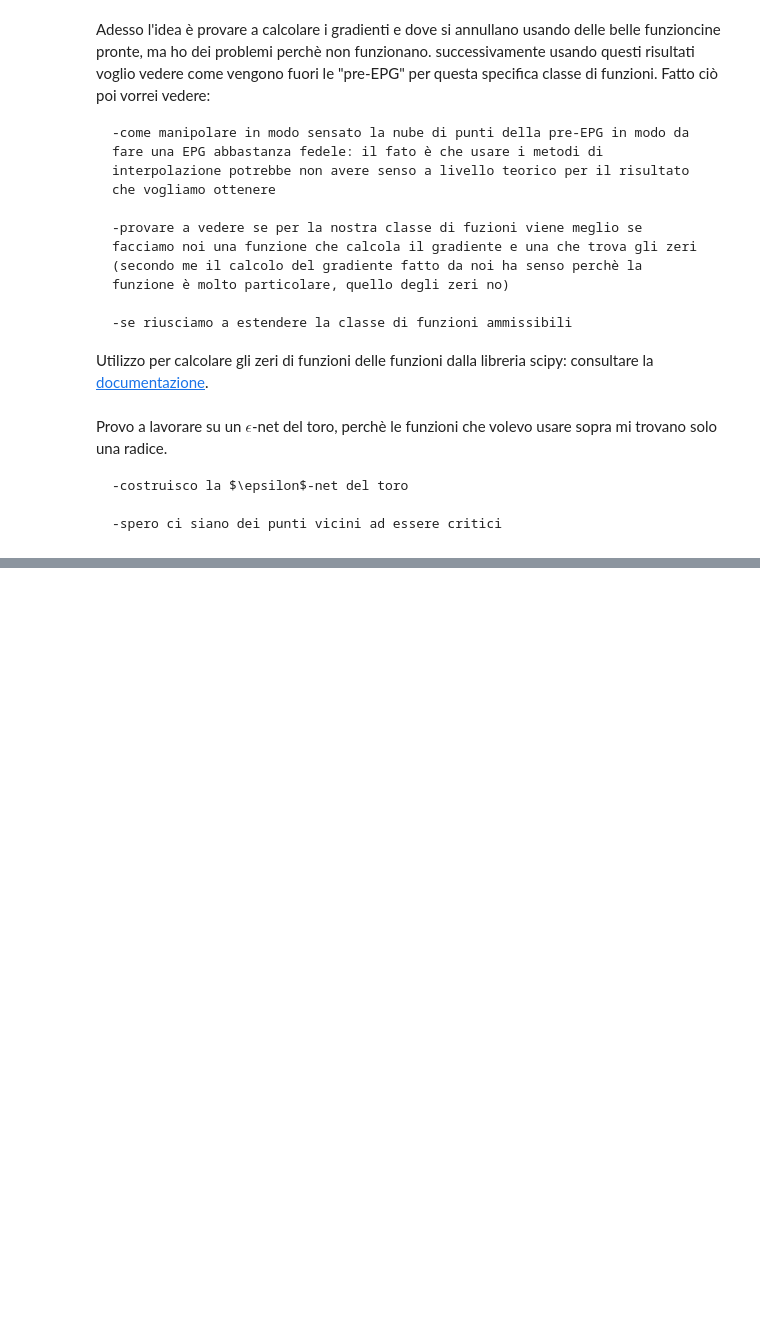
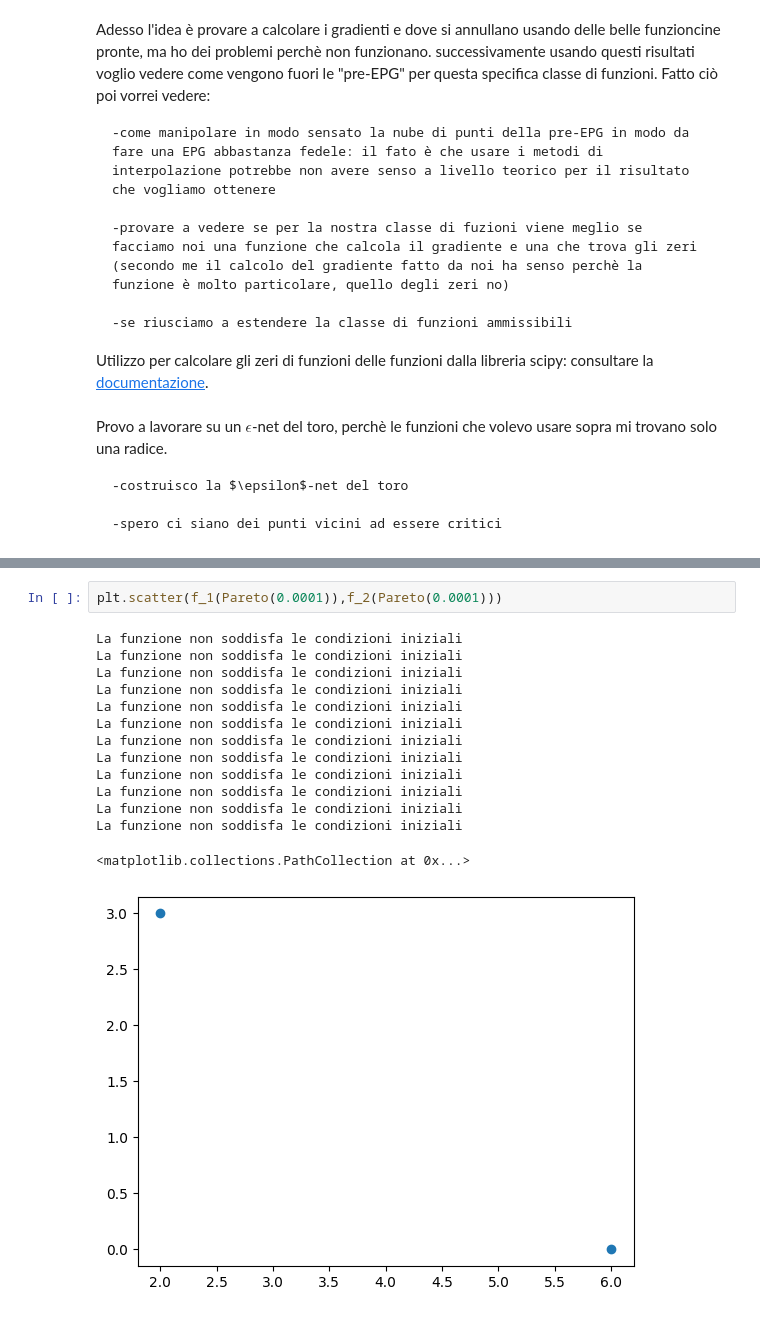
Before and after one commit to emosig/pershom, a Jupyter notebook: Prima_Prova_NB.ipynb, the cells around one changed output, grey strips where cells are left out. Cells and saved outputs as stored; diff of their text form; blank space fills up the shorter version.

```diff
--- a/Prima_Prova_NB.ipynb
+++ b/Prima_Prova_NB.ipynb
@@ -79,0 +179,17 @@ TypeError: unsupported operand type(s) for -: 'tuple' and 'tuple'
+# %%
+plt.scatter(f_1(Pareto(0.0001)),f_2(Pareto(0.0001)))
+# %% [output]
+La funzione non soddisfa le condizioni iniziali
+La funzione non soddisfa le condizioni iniziali
+La funzione non soddisfa le condizioni iniziali
+La funzione non soddisfa le condizioni iniziali
+La funzione non soddisfa le condizioni iniziali
+La funzione non soddisfa le condizioni iniziali
+La funzione non soddisfa le condizioni iniziali
+La funzione non soddisfa le condizioni iniziali
+La funzione non soddisfa le condizioni iniziali
+La funzione non soddisfa le condizioni iniziali
+La funzione non soddisfa le condizioni iniziali
+La funzione non soddisfa le condizioni iniziali
+<matplotlib.collections.PathCollection at 0x...>
+[figure, added]
```
Also changed, not shown: parts of 12 cells of this notebook.
